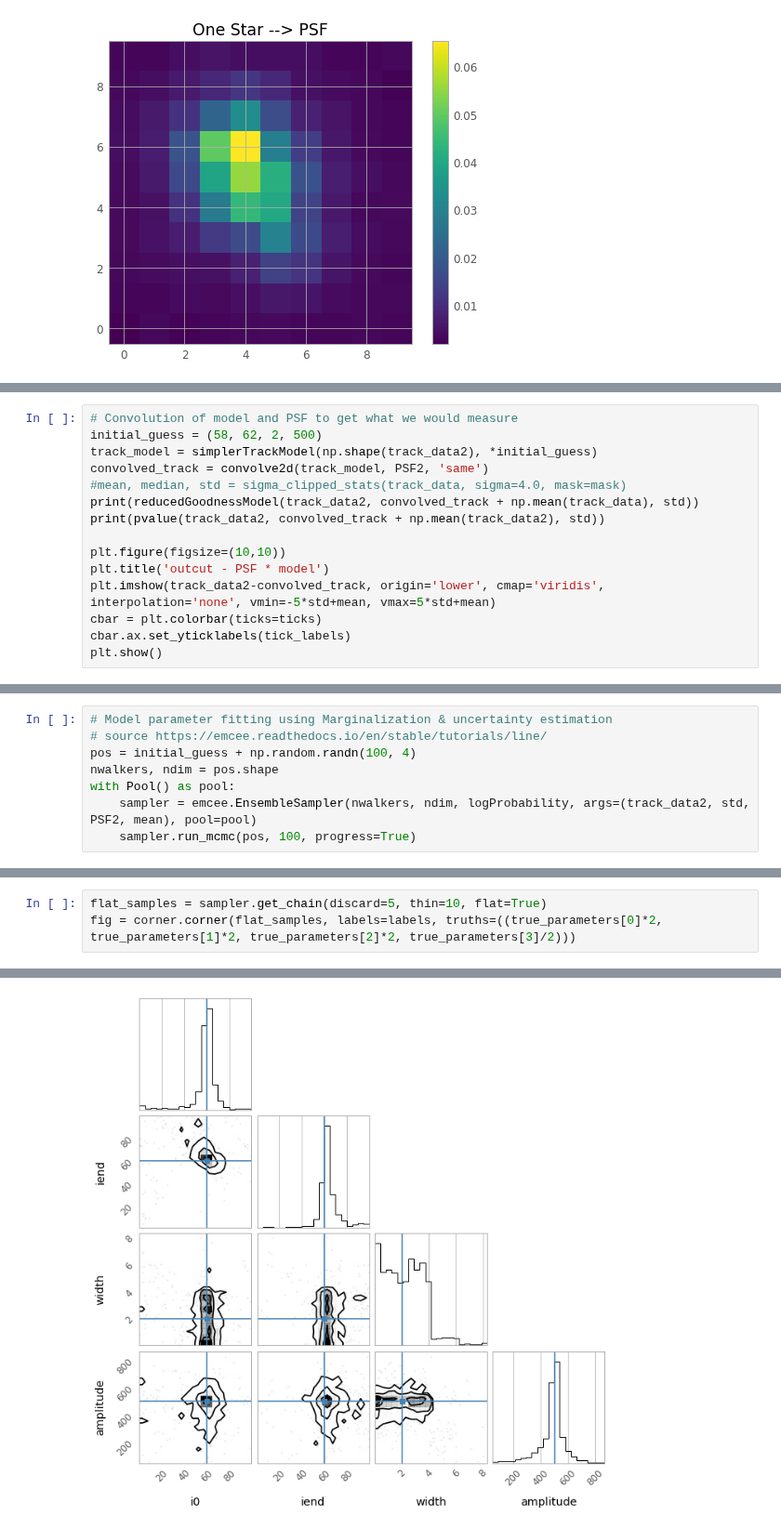
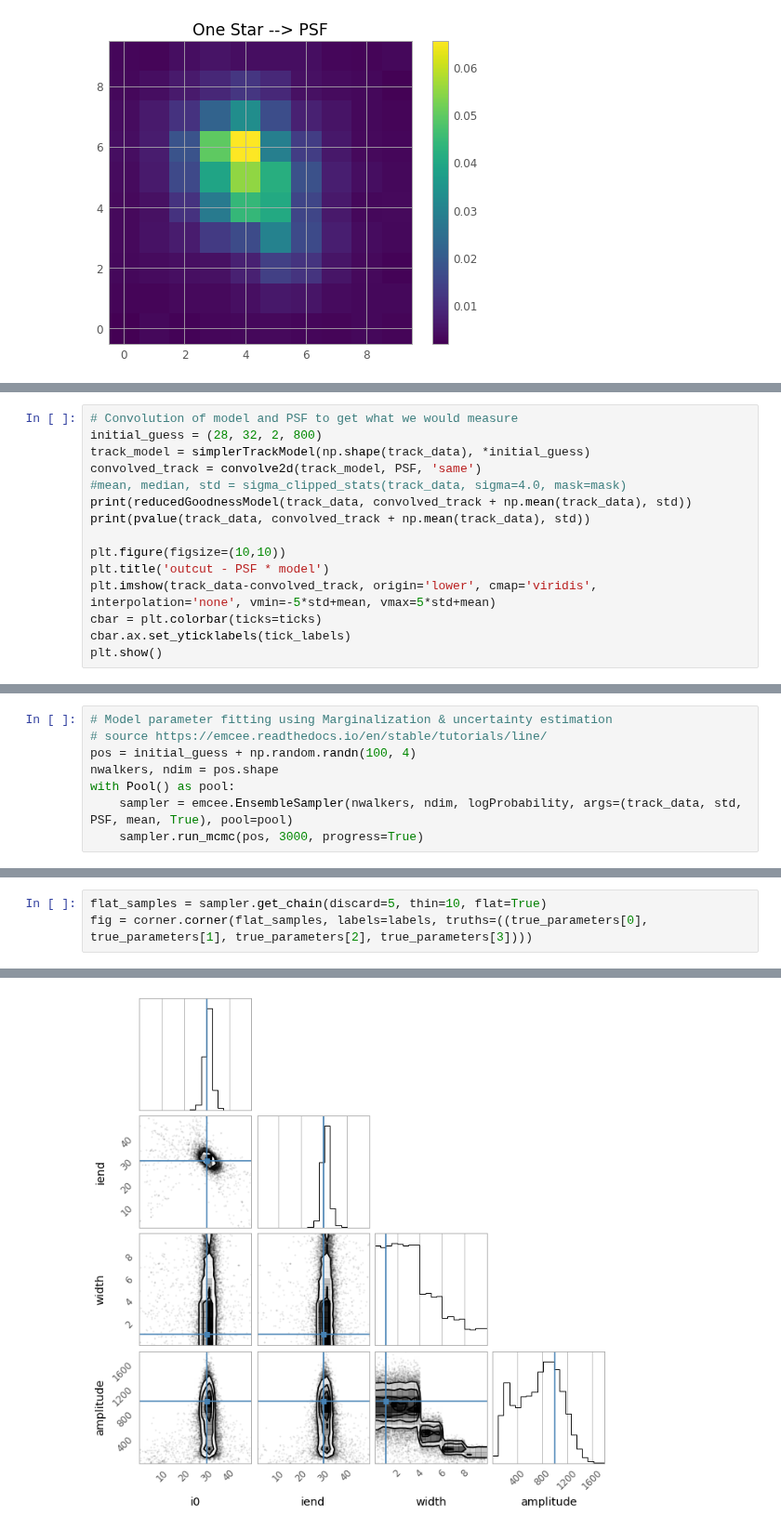
Before and after one commit to SSAEPFL/PSF, a Jupyter notebook: test-track-fitting.ipynb, the cells around one changed output, grey strips where cells are left out. Shown at 93% size. Saved outputs shown, nothing was run; the diff lists cells and outputs as text.

```diff
--- a/test-track-fitting.ipynb
+++ b/test-track-fitting.ipynb
@@ -87,15 +82,15 @@ plt.show()
 # %%
 # Convolution of model and PSF to get what we would measure
-initial_guess = (58, 62, 2, 500)
-track_model = simplerTrackModel(np.shape(track_data2), *initial_guess)
-convolved_track = convolve2d(track_model, PSF2, 'same')
+initial_guess = (28, 32, 2, 800)
+track_model = simplerTrackModel(np.shape(track_data), *initial_guess)
+convolved_track = convolve2d(track_model, PSF, 'same')
 #mean, median, std = sigma_clipped_stats(track_data, sigma=4.0, mask=mask)
-print(reducedGoodnessModel(track_data2, convolved_track + np.mean(track_data), std))
-print(pvalue(track_data2, convolved_track + np.mean(track_data2), std))
+print(reducedGoodnessModel(track_data, convolved_track + np.mean(track_data), std))
+print(pvalue(track_data, convolved_track + np.mean(track_data), std))
 
 plt.figure(figsize=(10,10))
 plt.title('outcut - PSF * model')
-plt.imshow(track_data2-convolved_track, origin='lower', cmap='viridis', interpolation='none', vmin=-5*std+mean, vmax=5*std+mean)
+plt.imshow(track_data-convolved_track, origin='lower', cmap='viridis', interpolation='none', vmin=-5*std+mean, vmax=5*std+mean)
 cbar = plt.colorbar(ticks=ticks)
 cbar.ax.set_yticklabels(tick_labels)
 plt.show()
@@ -109,8 +104,8 @@ plt.show()
 pos = initial_guess + np.random.randn(100, 4)
 nwalkers, ndim = pos.shape
 with Pool() as pool:
-    sampler = emcee.EnsembleSampler(nwalkers, ndim, logProbability, args=(track_data2, std, PSF2, mean), pool=pool)
-    sampler.run_mcmc(pos, 100, progress=True)
+    sampler = emcee.EnsembleSampler(nwalkers, ndim, logProbability, args=(track_data, std, PSF, mean, True), pool=pool)
+    sampler.run_mcmc(pos, 3000, progress=True)
 # %%
 # looking at the steps
 fig, axes = plt.subplots(4, figsize=(10, 7), sharex=True)
@@ -136,4 +131,4 @@ tau: [8.61320766 8.75100162 9.28532315 9.64830224]
 # %%
 flat_samples = sampler.get_chain(discard=5, thin=10, flat=True)
-fig = corner.corner(flat_samples, labels=labels, truths=((true_parameters[0]*2, true_parameters[1]*2, true_parameters[2]*2, true_parameters[3]/2)))
+fig = corner.corner(flat_samples, labels=labels, truths=((true_parameters[0], true_parameters[1], true_parameters[2], true_parameters[3])))
 # %% [output]
@@ -140 +136 @@ fig = corner.corner(flat_samples, labels=labels, truths=((true_parameters[0]*2,
-[figure, old version]
+[figure, new version]
```
Also changed, not shown: parts of 10 cells of this notebook, 1 other file.
